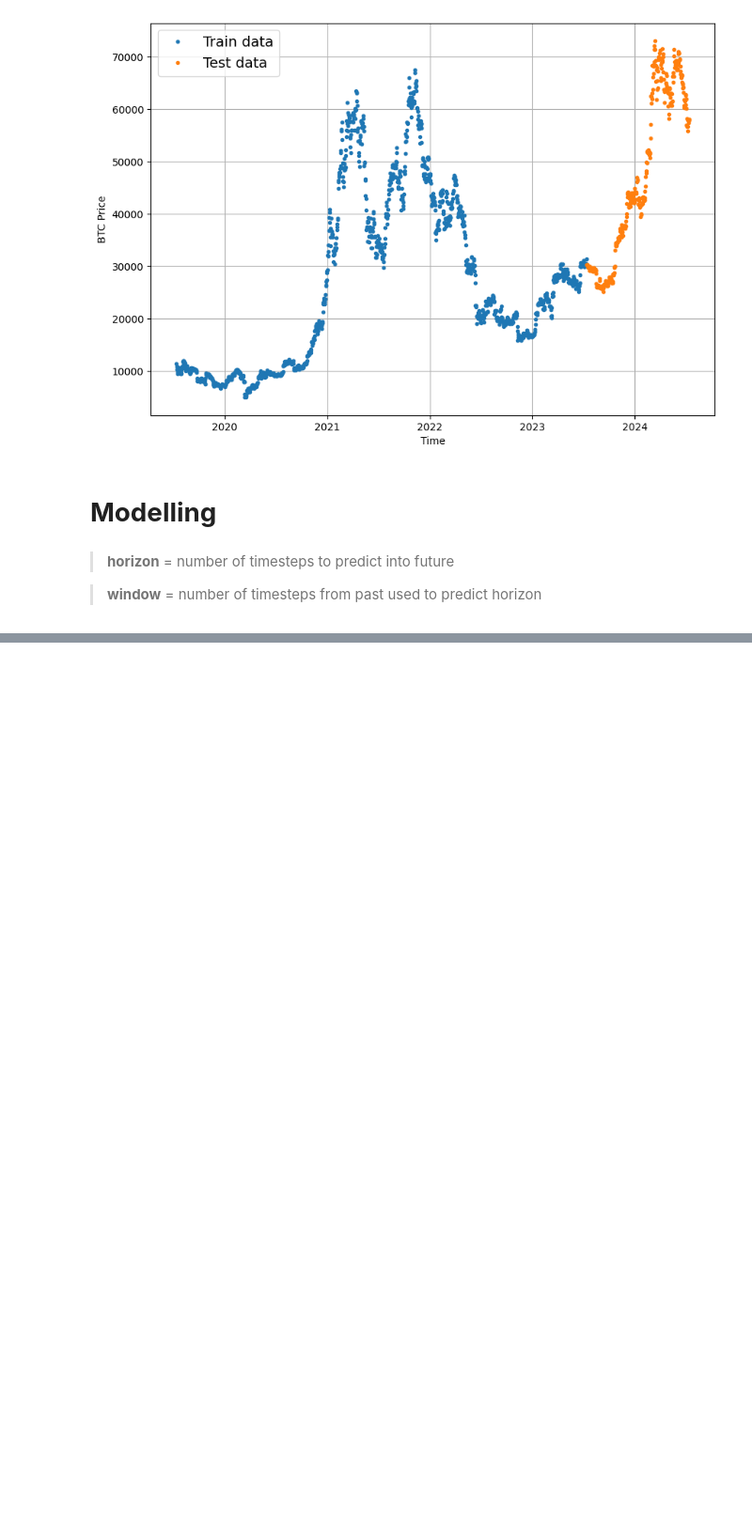
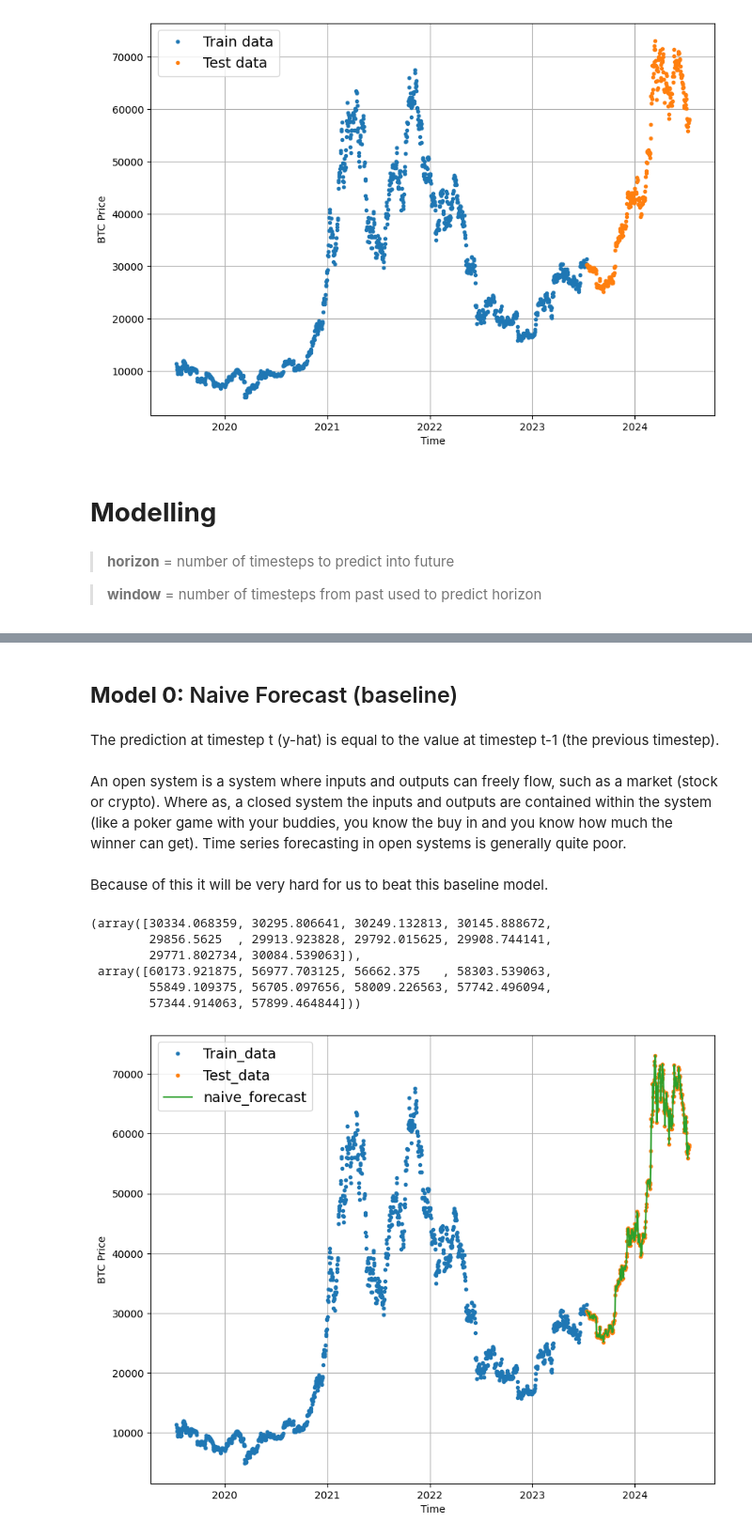
Before and after one commit to yashfirkedata/BitC-Prediction, a Jupyter notebook: BitC_Prediction.ipynb, the cells around one changed output, grey strips where cells are left out. Shown at 94% size. Cells and saved outputs as stored; diff of their text form; code cells hidden in the pictures; blank space fills up the shorter version.

```diff
--- a/BitC_Prediction.ipynb
+++ b/BitC_Prediction.ipynb
@@ -160,0 +163,26 @@ plot_time_series(timesteps=X_test, values=y_test, label="Test data")
+# %% [markdown]
+## **Model 0:** Naive Forecast (baseline)
+# %% [markdown]
+The prediction at timestep t (y-hat) is equal to the value at timestep t-1 (the previous timestep).
+# %% [markdown]
+An open system is a system where inputs and outputs can freely flow, such as a market (stock or crypto). Where as, a closed system the inputs and outputs are contained within the system (like a poker game with your buddies, you know the buy in and you know how much the winner can get). Time series forecasting in open systems is generally quite poor.
+# %% [markdown]
+Because of this it will be very hard for us to beat this baseline model.
+# %%
+naive_forecast = y_test[:-1]
+naive_forecast[:10], naive_forecast[-10:]
+# %% [output]
+(array([30334.068359, 30295.806641, 30249.132813, 30145.888672,
+        29856.5625  , 29913.923828, 29792.015625, 29908.744141,
+        29771.802734, 30084.539063]),
+ array([60173.921875, 56977.703125, 56662.375   , 58303.539063,
+        55849.109375, 56705.097656, 58009.226563, 57742.496094,
+        57344.914063, 57899.464844]))
+# %%
+# Plotting baseline
+plt.figure(figsize = (10,8))
+plot_time_series(timesteps = X_train, values = y_train, label = "Train_data")
+plot_time_series(timesteps = X_test, values = y_test, label = "Test_data")
+plot_time_series(timesteps = X_test[1:], values = naive_forecast, format = "-", label="naive_forecast")
+# %% [output]
+[figure, added]
```
Also changed, not shown: parts of 35 cells of this notebook.
